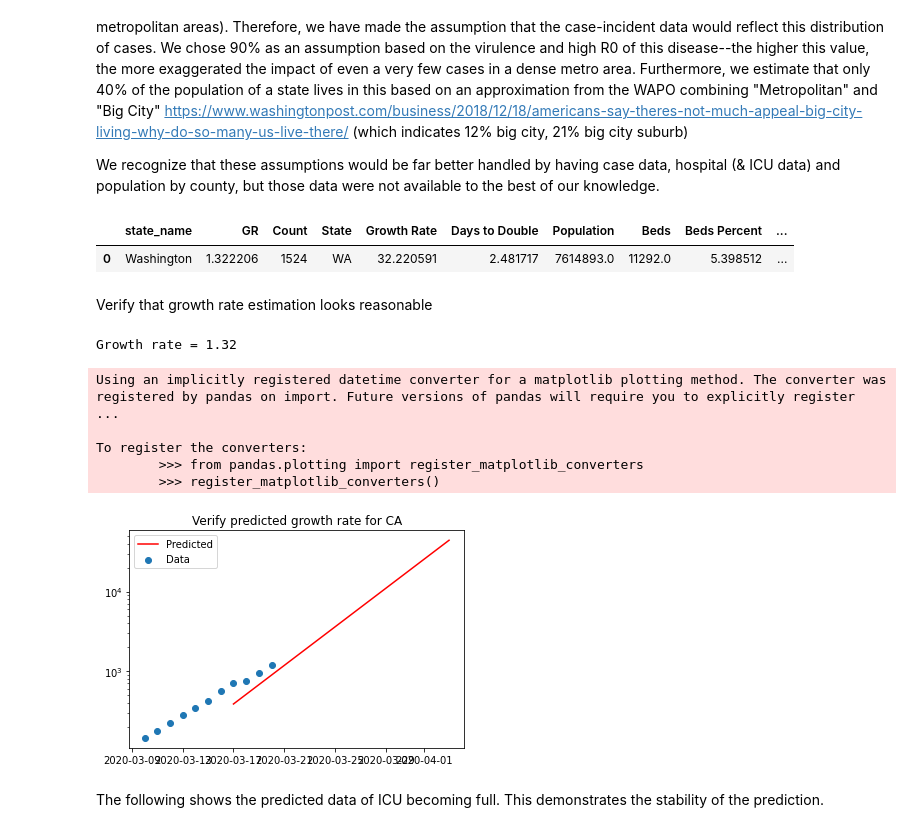
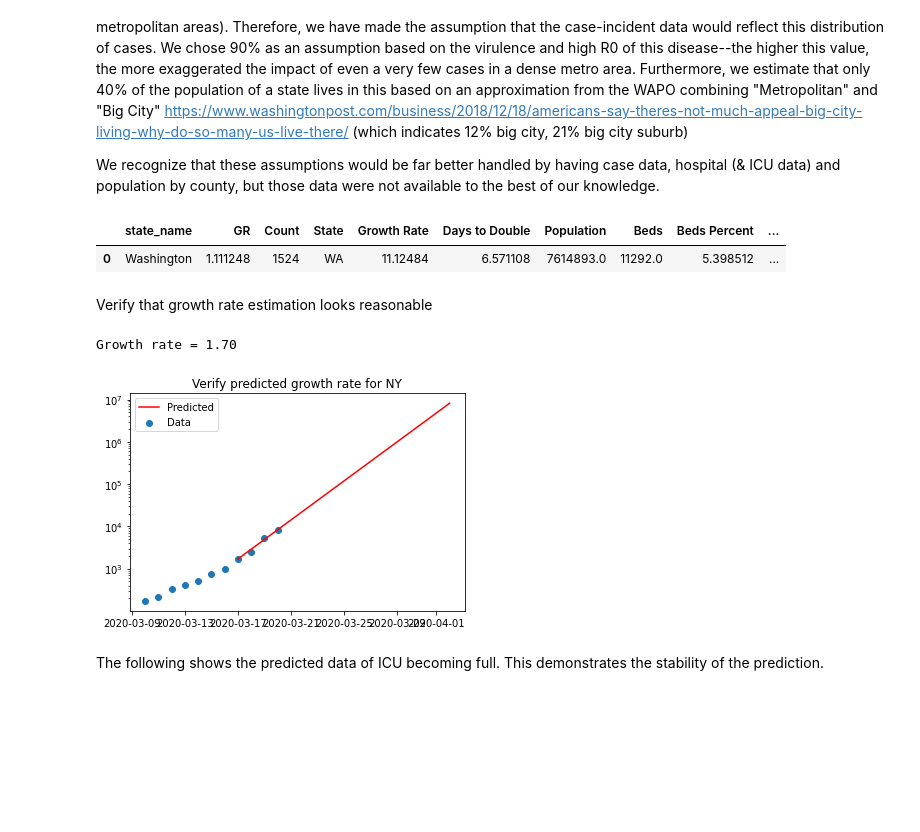
Before and after one commit to daveselinger/covid-19-hackathon, a Jupyter notebook: by_state_covid_analysis.ipynb, the cells around one changed output. Saved outputs shown, nothing was run; the diff lists cells and outputs as text; code cells hidden in the pictures; blank space fills up the shorter version.

Commit message:
Data starts at column 51, not 52. Corrected growth rate verify graph.

```diff
--- a/by_state_covid_analysis.ipynb
+++ b/by_state_covid_analysis.ipynb
@@ -246,7 +246,7 @@ GROWTH_RATE_MIN_THRESHOLD=100
 days_to_fit=4
 invalid_date=datetime.date(2019,1,1)
 def calcBaseGR(days):
-  base_data=us_timeseries.iloc[:,52:52+days-2].sum()
+  base_data=us_timeseries.iloc[:,51:51+days-2].sum()
   results=scipy.optimize.curve_fit(lambda day,gr: np.log(base_data[0])+np.log(gr)*day,  range(len(base_data)),  np.log(base_data),  p0=(2))
   #results=scipy.optimize.curve_fit(lambda day,gr: np.log(data[-days_to_fit])+np.log(gr)*day,  range(days_to_fit),  np.log(data[-days_to_fit:]),  p0=(2))
   base_GR=float(results[0][0])
@@ -261,12 +261,14 @@ def create_dfs(enddate=datetime.datetime.today().date(),startdate=datetime.date(
   def func(data,base_GR):
     if data[-1]<GROWTH_RATE_MIN_THRESHOLD or len(data)<days_to_fit:
       return base_GR
+    if np.any(data == 0):
+      return base_GR
     logdata=[math.log(x) for x in data[-days_to_fit:]]
     fit=scipy.optimize.curve_fit(lambda day,gr: logdata[0]+np.log(gr)*day,  range(days_to_fit),  logdata,  p0=(1.0))
     return float(fit[0][0])
   growth_df=pd.DataFrame({"state_name":ts.loc[:,'Province/State'],
-                    'GR':ts.apply(lambda x: func(x.iloc[52+days-days_to_fit:52+days].to_numpy(),base_GR),axis=1),
-                    'Count':ts.iloc[:,52+days-2]})
+                    'GR':ts.apply(lambda x: func(x.iloc[51+days-days_to_fit:51+days].to_numpy(),base_GR),axis=1),
+                    'Count':ts.iloc[:,51+days-1]})
 
   growth_df['State'] = growth_df.state_name.map(us_state_abbrev)
   growth_df = growth_df.dropna(subset=['State'])
@@ -312,34 +314,29 @@ us_plot100series_df=create_plot_dfs(threshold=100)
 us_growthseries_df.head(1)
 # %% [output]
 |  | state_name | GR | Count | State | Growth Rate | Days to Double | Population | Beds | Beds Percent | ... |
-| 0 | Washington | 1.322206 | 1524 | WA | 32.220591 | 2.481717 | 7614893.0 | 11292.0 | 5.398512 | ... |
+| 0 | Washington | 1.111248 | 1524 | WA | 11.12484 | 6.571108 | 7614893.0 | 11292.0 | 5.398512 | ... |
 # %% [markdown]
 Verify that growth rate estimation looks reasonable
 # %%
 predictdays=14
-state='CA'
+state='NY'
 cdata=us_plotseries_df.query("State=='{}'".format(state))
 crow=us_growthseries_df.query("State=='{}'".format(state))
 startdate=crow.EstimateDate.values[0]-datetime.timedelta(days=days_to_fit+1)
-enddate=startdate+datetime.timedelta(days=predictdays-1+days_to_fit)
+enddate=startdate+datetime.timedelta(days=predictdays-1+days_to_fit-1)
 daterange=pd.date_range(startdate,enddate).tolist()
 print("Growth rate = {:.2f}".format(crow.GR.values[0]))
-data=[crow.Count.values[0]*pow(crow.GR.values[0],d) for d in range(-days_to_fit,predictdays)]
+data=[crow.Count.values[0]*pow(crow.GR.values[0],d) for d in range(1-days_to_fit,predictdays)]
 plt.figure()
 plt.scatter(cdata.Date.values,cdata.Count.values,label='Data')
 plt.plot(daterange,data,label='Predicted',c='r')
 plt.title("Verify predicted growth rate for {}".format(state))
 plt.yscale('log')
 plt.legend()
 plt.show()
 # %% [output]
-Growth rate = 1.32
+Growth rate = 1.70
-Using an implicitly registered datetime converter for a matplotlib plotting method. The converter was registered by pandas on import. Future versions of pandas will require you to explicitly register  ...
-
-To register the converters:
-        >>> from pandas.plotting import register_matplotlib_converters
-        >>> register_matplotlib_converters()
-[figure, old version]
+[figure, new version]
 # %% [markdown]
 The following shows the predicted data of ICU becoming full. This demonstrates the stability of the prediction.
 # %%
```
Also changed, not shown: parts of 5 cells of this notebook.
